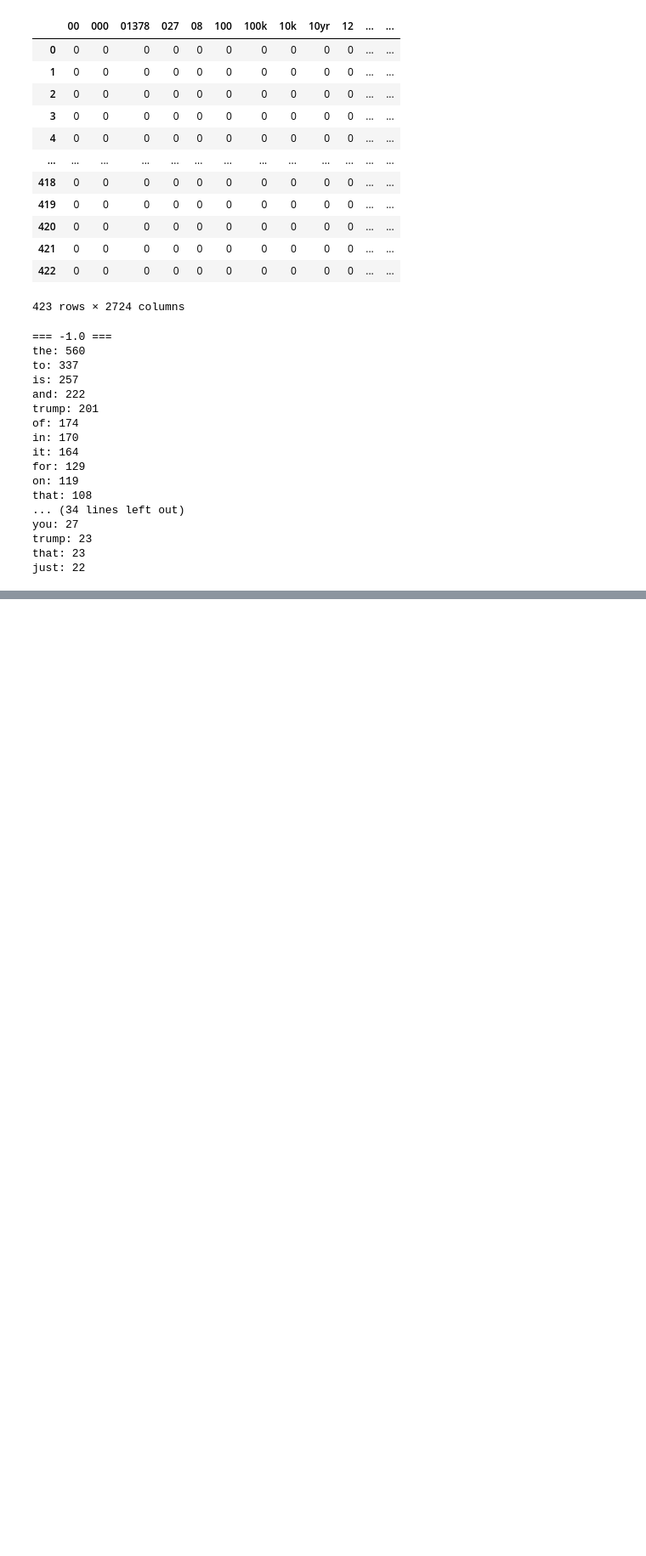
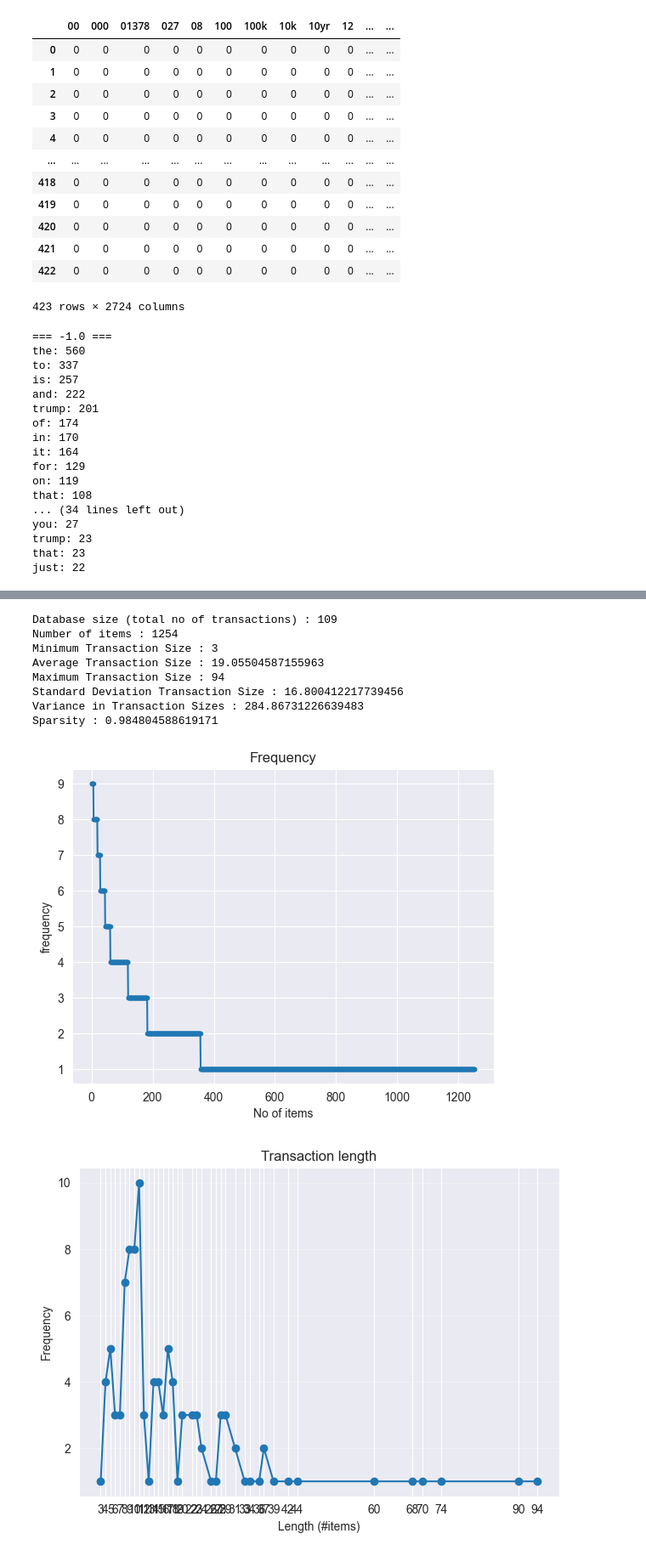
Before and after one commit to nguyentr0101/DM2025-Lab1-Exercise, a Jupyter notebook: DM2025-Lab1-Homework.ipynb, the cells around one changed output, grey strips where cells are left out. Shown at 85% size. Saved outputs shown, nothing was run; the diff lists cells and outputs as text; code cells hidden in the pictures; blank space fills up the shorter version.

```diff
--- a/DM2025-Lab1-Homework.ipynb
+++ b/DM2025-Lab1-Homework.ipynb
@@ -847,0 +887,32 @@ just: 22
+# %%
+# convert the file to UTF-8
+td_freq_db_positive = 'td_freq_db_positive.csv'
+td_freq_db_positive_utf8 = 'td_freq_db_positive_utf8.csv'
+with open(td_freq_db_positive, 'rb') as f:
+    raw = f.read()
+# try common Windows encodings; fall back to latin-1
+for enc in ['cp1252', 'latin-1']:
+    try:
+        text = raw.decode(enc)
+        break
+    except UnicodeDecodeError:
+        continue
+with open(td_freq_db_positive_utf8, 'w', encoding='utf-8', newline='') as f:
+    f.write(text)
+
+from PAMI.extras.dbStats import TransactionalDatabase as tds
+obj = tds.TransactionalDatabase(td_freq_db_positive_utf8)
+obj.run()
+obj.printStats()
+obj.plotGraphs()
+# %% [output]
+Database size (total no of transactions) : 109
+Number of items : 1254
+Minimum Transaction Size : 3
+Average Transaction Size : 19.05504587155963
+Maximum Transaction Size : 94
+Standard Deviation Transaction Size : 16.800412217739456
+Variance in Transaction Sizes : 284.86731226639483
+Sparsity : 0.984804588619171
+[figure, added]
+[figure, added]
```
Also changed, not shown: parts of 32 cells of this notebook, 1 other file.
